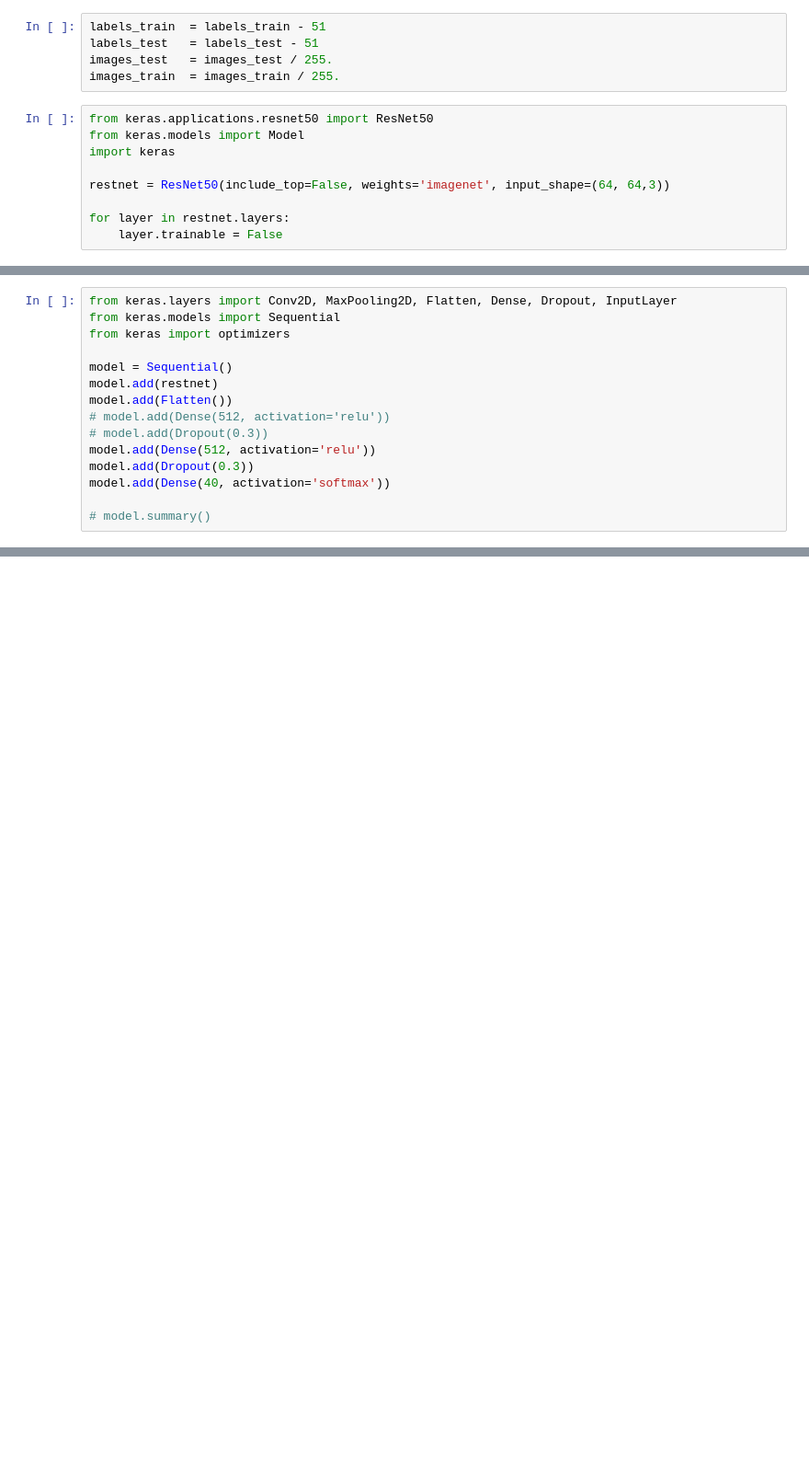
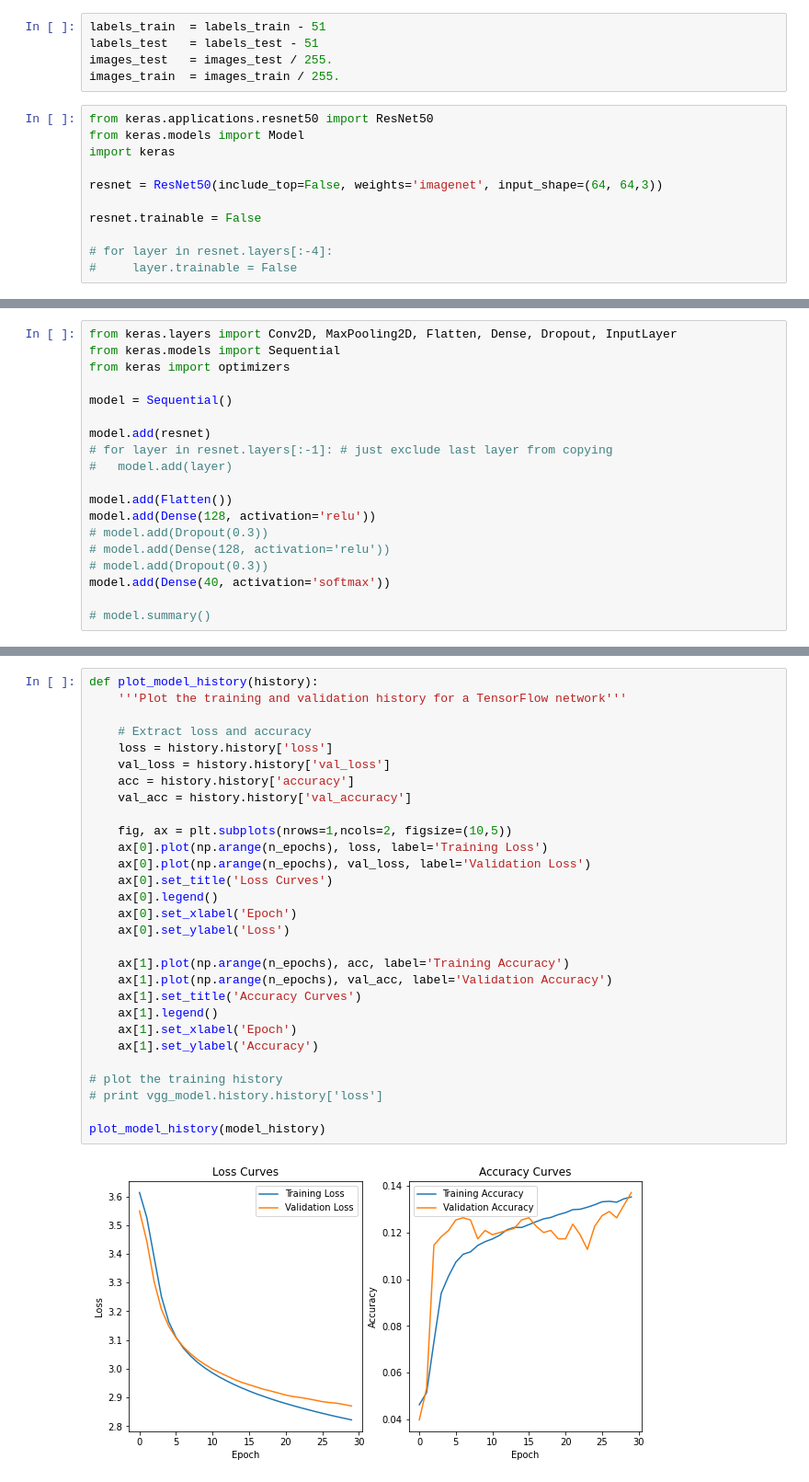
Before and after one commit to ekourkchi/incNET, a Jupyter notebook: Resnet50_test.ipynb, the cells around one changed output, grey strips where cells are left out. Shown at 92% size. Cells and saved outputs as stored; diff of their text form; blank space fills up the shorter version.

```diff
--- a/Resnet50_test.ipynb
+++ b/Resnet50_test.ipynb
@@ -68,7 +68,9 @@ from keras.applications.resnet50 import ResNet50
 from keras.models import Model
 import keras
 
-restnet = ResNet50(include_top=False, weights='imagenet', input_shape=(64, 64,3))
+resnet = ResNet50(include_top=False, weights='imagenet', input_shape=(64, 64,3))
 
-for layer in restnet.layers:
-    layer.trainable = False
+resnet.trainable = False
+
+# for layer in resnet.layers[:-4]:
+#     layer.trainable = False
@@ -78,12 +102,16 @@ from keras.models import Sequential
 from keras import optimizers
 
 model = Sequential()
-model.add(restnet)
+
+model.add(resnet)
+# for layer in resnet.layers[:-1]: # just exclude last layer from copying
+#   model.add(layer)
+
 model.add(Flatten())
-# model.add(Dense(512, activation='relu'))
+model.add(Dense(128, activation='relu'))
 # model.add(Dropout(0.3))
-model.add(Dense(512, activation='relu'))
-model.add(Dropout(0.3))
+# model.add(Dense(128, activation='relu'))
+# model.add(Dropout(0.3))
 model.add(Dense(40, activation='softmax'))
 
 # model.summary()
@@ -119,0 +162,31 @@ Epoch 1/30
+# %%
+def plot_model_history(history):
+    '''Plot the training and validation history for a TensorFlow network'''
+
+    # Extract loss and accuracy
+    loss = history.history['loss']
+    val_loss = history.history['val_loss']
+    acc = history.history['accuracy']
+    val_acc = history.history['val_accuracy']
+
+    fig, ax = plt.subplots(nrows=1,ncols=2, figsize=(10,5))
+    ax[0].plot(np.arange(n_epochs), loss, label='Training Loss')
+    ax[0].plot(np.arange(n_epochs), val_loss, label='Validation Loss')
+    ax[0].set_title('Loss Curves')
+    ax[0].legend()
+    ax[0].set_xlabel('Epoch')
+    ax[0].set_ylabel('Loss')
+
+    ax[1].plot(np.arange(n_epochs), acc, label='Training Accuracy')
+    ax[1].plot(np.arange(n_epochs), val_acc, label='Validation Accuracy')
+    ax[1].set_title('Accuracy Curves')
+    ax[1].legend()
+    ax[1].set_xlabel('Epoch')
+    ax[1].set_ylabel('Accuracy')
+
+# plot the training history
+# print vgg_model.history.history['loss']
+
+plot_model_history(model_history)
+# %% [output]
+[figure, added]
```
Also changed, not shown: parts of 6 cells of this notebook.
